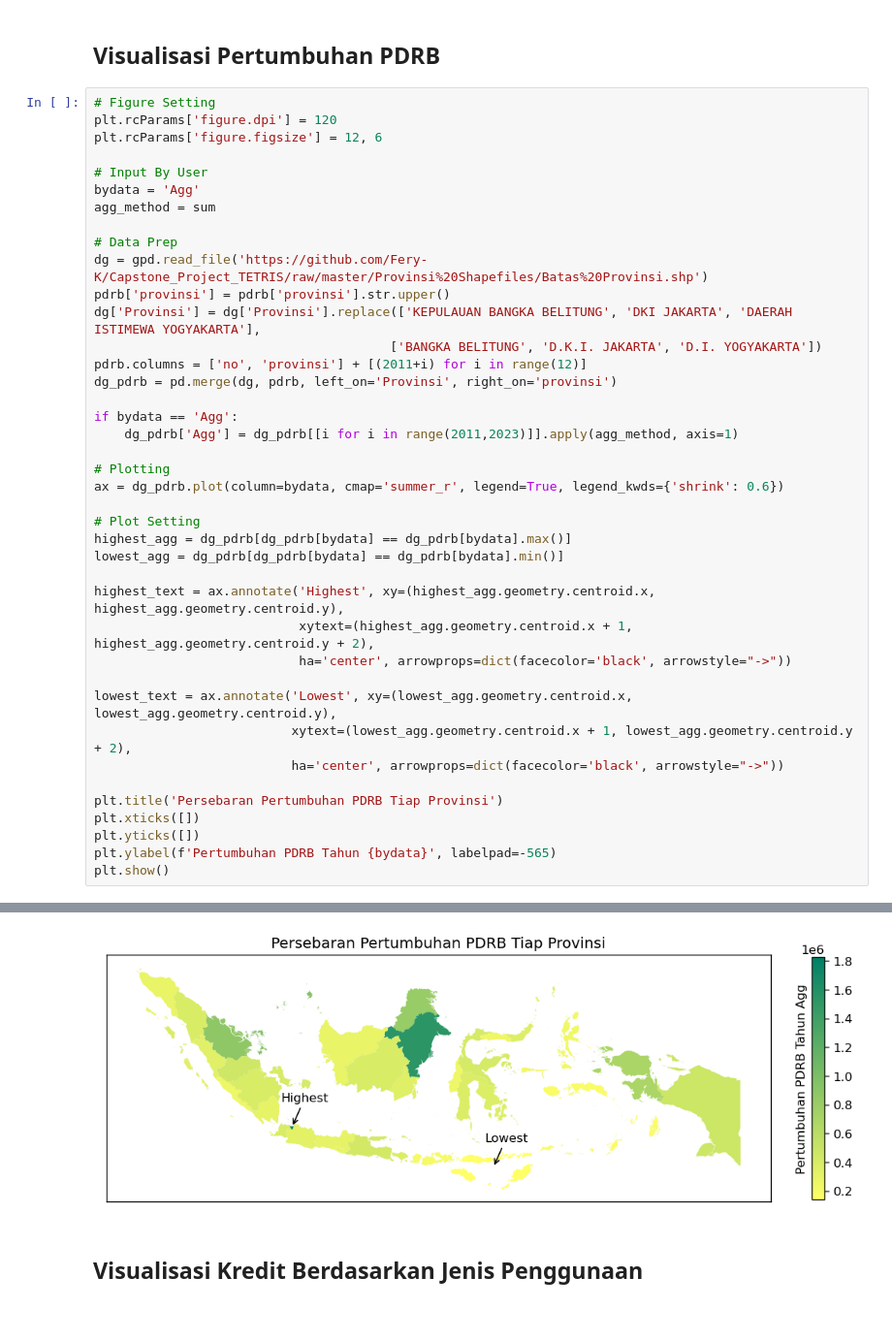
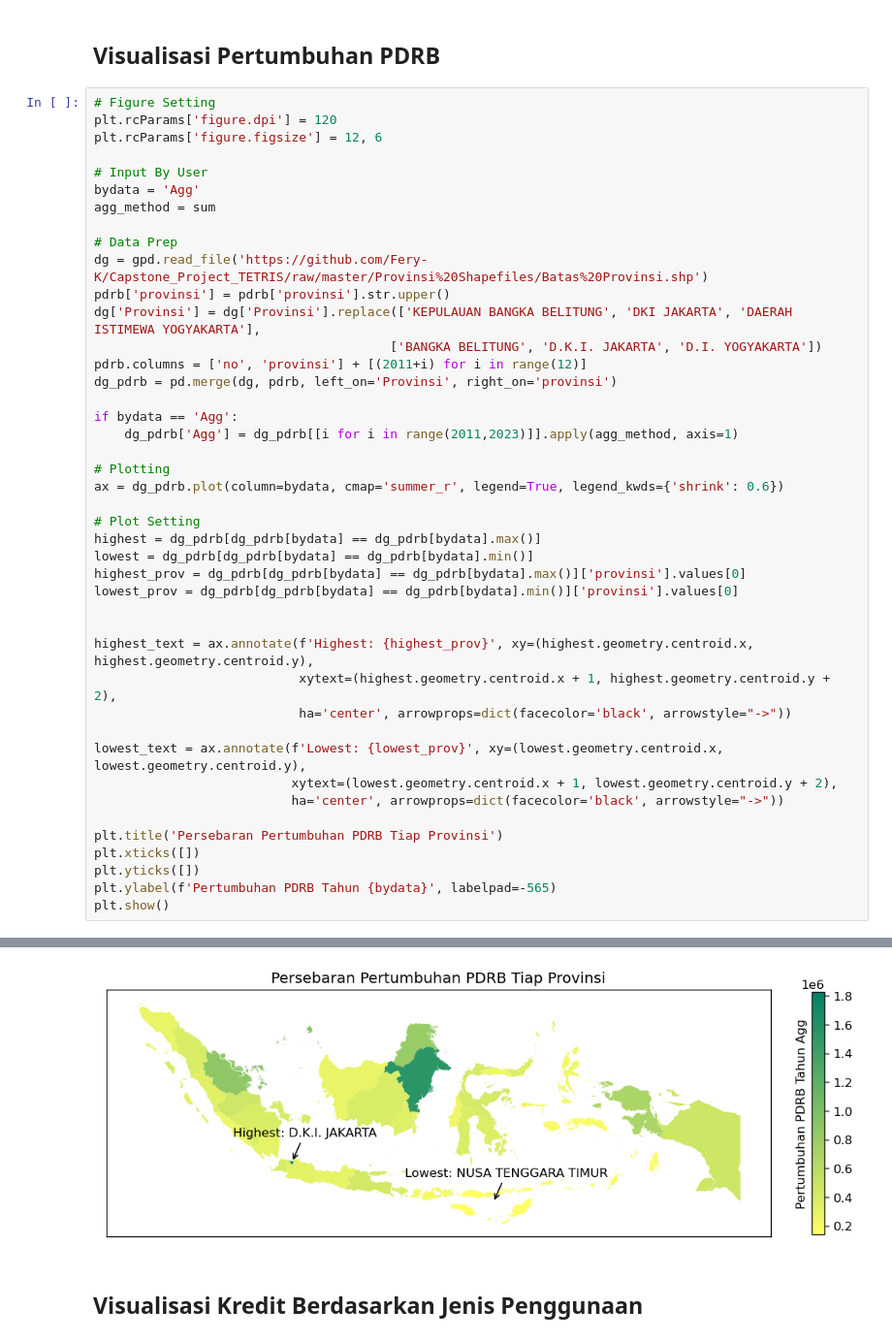
Before and after one commit to eddyref/Capstone_Project_TETRIS, a Jupyter notebook: Data Analysis.ipynb, the cells around one changed output, grey strips where cells are left out. Shown at 97% size. Saved outputs shown, nothing was run; the diff lists cells and outputs as text.

```diff
--- a/Data Analysis.ipynb
+++ b/Data Analysis.ipynb
@@ -148,15 +148,18 @@ if bydata == 'Agg':
 ax = dg_pdrb.plot(column=bydata, cmap='summer_r', legend=True, legend_kwds={'shrink': 0.6})
 
 # Plot Setting
-highest_agg = dg_pdrb[dg_pdrb[bydata] == dg_pdrb[bydata].max()]
-lowest_agg = dg_pdrb[dg_pdrb[bydata] == dg_pdrb[bydata].min()]
+highest = dg_pdrb[dg_pdrb[bydata] == dg_pdrb[bydata].max()]
+lowest = dg_pdrb[dg_pdrb[bydata] == dg_pdrb[bydata].min()]
+highest_prov = dg_pdrb[dg_pdrb[bydata] == dg_pdrb[bydata].max()]['provinsi'].values[0]
+lowest_prov = dg_pdrb[dg_pdrb[bydata] == dg_pdrb[bydata].min()]['provinsi'].values[0]
 
-highest_text = ax.annotate('Highest', xy=(highest_agg.geometry.centroid.x, highest_agg.geometry.centroid.y),
-                           xytext=(highest_agg.geometry.centroid.x + 1, highest_agg.geometry.centroid.y + 2),
+
+highest_text = ax.annotate(f'Highest: {highest_prov}', xy=(highest.geometry.centroid.x, highest.geometry.centroid.y),
+                           xytext=(highest.geometry.centroid.x + 1, highest.geometry.centroid.y + 2),
                            ha='center', arrowprops=dict(facecolor='black', arrowstyle="->"))
 
-lowest_text = ax.annotate('Lowest', xy=(lowest_agg.geometry.centroid.x, lowest_agg.geometry.centroid.y),
-                          xytext=(lowest_agg.geometry.centroid.x + 1, lowest_agg.geometry.centroid.y + 2),
+lowest_text = ax.annotate(f'Lowest: {lowest_prov}', xy=(lowest.geometry.centroid.x, lowest.geometry.centroid.y),
+                          xytext=(lowest.geometry.centroid.x + 1, lowest.geometry.centroid.y + 2),
                           ha='center', arrowprops=dict(facecolor='black', arrowstyle="->"))
 
 plt.title('Persebaran Pertumbuhan PDRB Tiap Provinsi')
@@ -175,4 +178,4 @@ plt.show()
-[figure, old version]
+[figure, new version]
 # %% [markdown]
 ## Visualisasi Kredit Berdasarkan Jenis Penggunaan
 # %%
```
Also changed, not shown: parts of 3 cells of this notebook, 2 other files.
